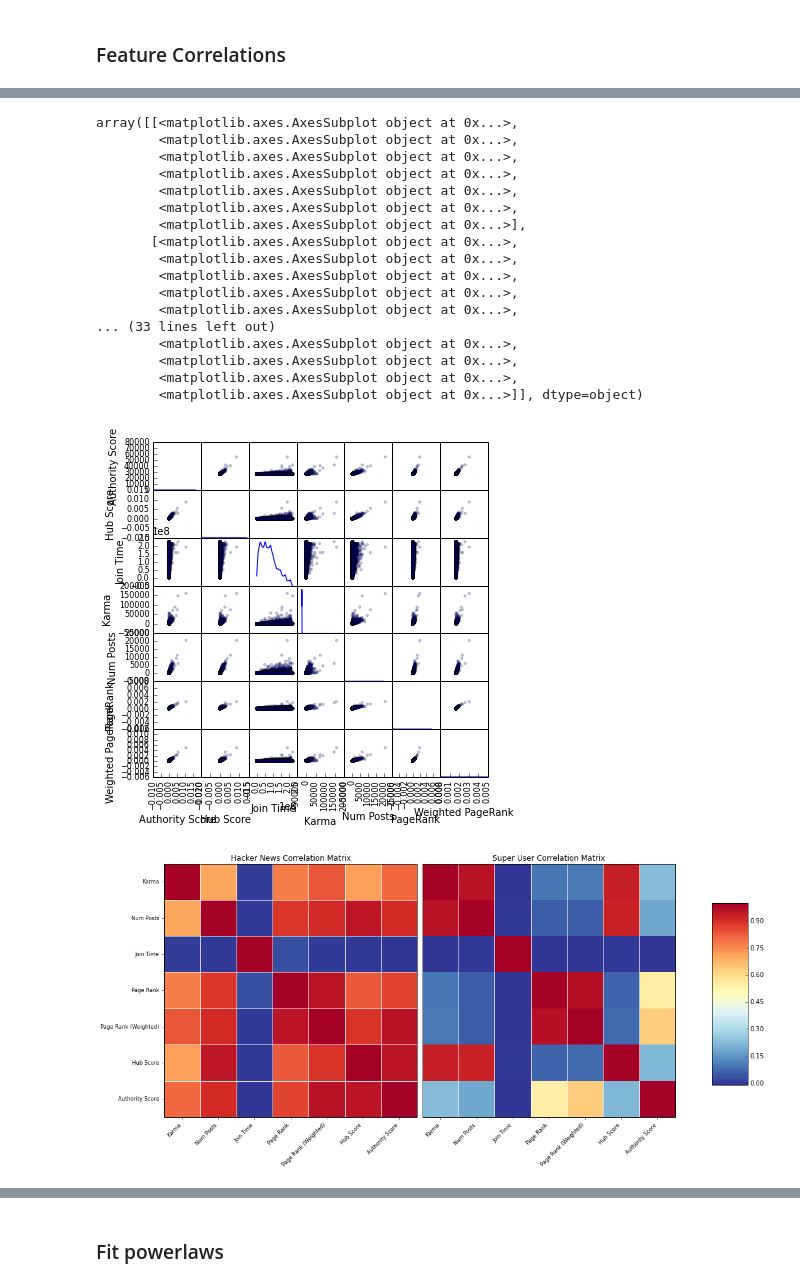
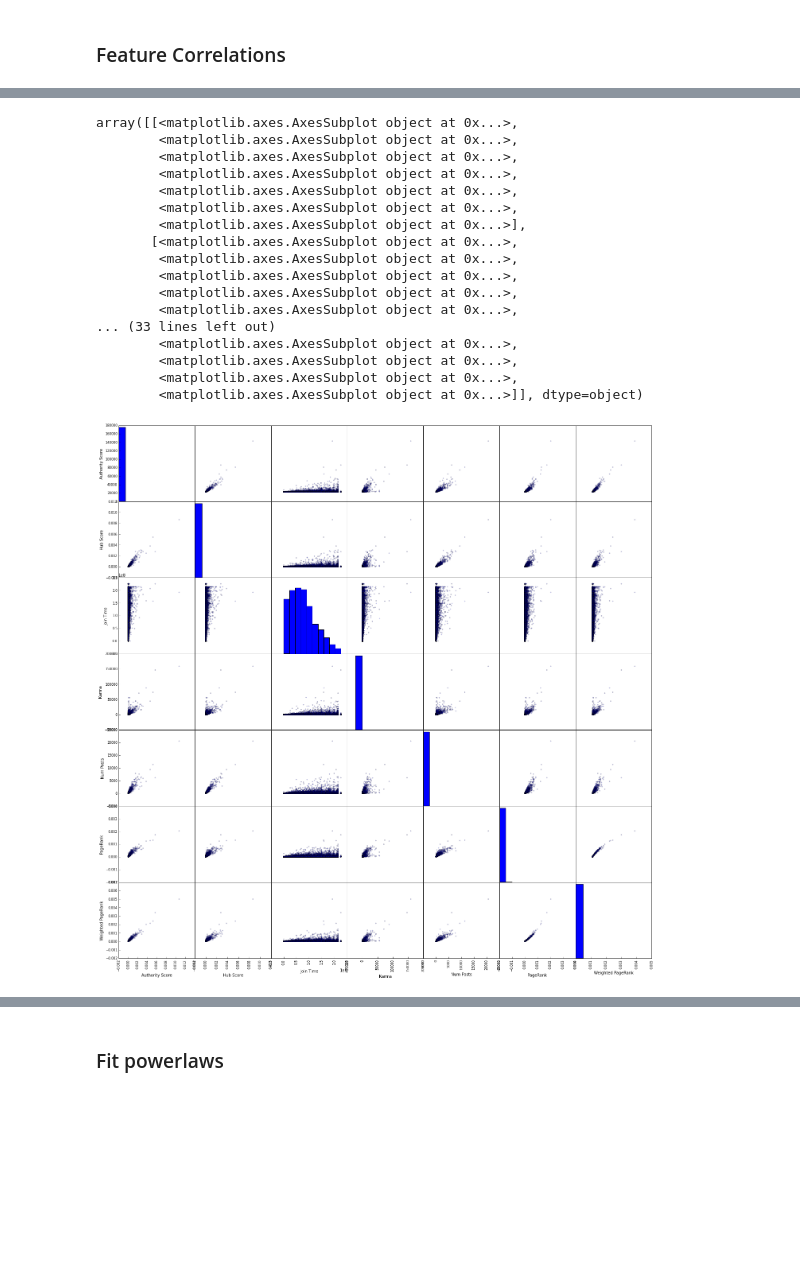
Before and after one commit to turtlesoupy/karma-prediction-cs224w, a Jupyter notebook: ipython/Karma.ipynb, the cells around one changed output, grey strips where cells are left out. Drawn from its saved outputs; the diff is of its cells as text; code cells hidden in the pictures; blank space fills up the shorter version.

Commit message:
Scatter plot matrices

```diff
--- a/ipython/Karma.ipynb
+++ b/ipython/Karma.ipynb
@@ -228,69 +265,31 @@ hn_user_sentiment_dict = graph_tools.user_sentiments(hn_karma.yield_user_text(HN
 # %%
 # This will melt your laptop, be careful
 hn_frame = pd.DataFrame({
     "Karma": hn_karmas,
     "Num Posts": hn_num_posts,
     "Join Time": hn_seconds_since_join,
     "PageRank": hn_pageranks,
     "Weighted PageRank": hn_weighted_pageranks,
     "Hub Score": hn_hubs,
     "Authority Score": hn_authorities,
 })
-scatter_matrix(hn_frame, alpha=0.2, figsize=(24, 24), diagonal='kde')
-print "Done"
+scatter_matrix(hn_frame, alpha=0.2, figsize=(24, 24), diagonal='hist')
 # %% [output]
 array([[<matplotlib.axes.AxesSubplot object at 0x...>,
         <matplotlib.axes.AxesSubplot object at 0x...>,
         <matplotlib.axes.AxesSubplot object at 0x...>,
         <matplotlib.axes.AxesSubplot object at 0x...>,
         <matplotlib.axes.AxesSubplot object at 0x...>,
         <matplotlib.axes.AxesSubplot object at 0x...>,
         <matplotlib.axes.AxesSubplot object at 0x...>],
        [<matplotlib.axes.AxesSubplot object at 0x...>,
         <matplotlib.axes.AxesSubplot object at 0x...>,
         <matplotlib.axes.AxesSubplot object at 0x...>,
         <matplotlib.axes.AxesSubplot object at 0x...>,
         <matplotlib.axes.AxesSubplot object at 0x...>,
 ... (33 lines left out)
         <matplotlib.axes.AxesSubplot object at 0x...>,
         <matplotlib.axes.AxesSubplot object at 0x...>,
         <matplotlib.axes.AxesSubplot object at 0x...>,
         <matplotlib.axes.AxesSubplot object at 0x...>]], dtype=object)
-[figure, old version]
+[figure, new version]
-# %%
-fig = plt.figure(figsize=(16, 16))
-
-hn_corr = np.corrcoef(np.vstack((hn_karmas, hn_num_posts, hn_seconds_since_join,
-                                 hn_pageranks, hn_weighted_pageranks, hn_hubs,
-                                 hn_authorities
-                                 )))
-
-
-
-ax = fig.add_subplot(121)
-_ = sm.graphics.plot_corr(hn_corr, ax=ax, title="Hacker News Correlation Matrix",
-                      xnames=["Karma", "Num Posts", "Join Time", "Page Rank", "Page Rank (Weighted)",
-                              "Hub Score", "Authority Score"])
-
-nvars = hn_corr.shape[0]
-cmap='RdYlBu_r'
-axim = ax.imshow(hn_corr, cmap=cmap, interpolation='nearest', extent=(0,nvars,0,nvars))
-
-ax = fig.add_subplot(122)
-su_corr = np.corrcoef(np.vstack((su_reputations, su_num_posts, su_seconds_since_join,
-                                 su_pageranks, su_weighted_pageranks, su_hubs,
-                                 su_authorities
-                                 )))
-_ = sm.graphics.plot_corr(su_corr, ax=ax, title="Super User Correlation Matrix",
-                      xnames=["Karma", "Num Posts", "Join Time", "Page Rank", "Page Rank (Weighted)",
-                              "Hub Score", "Authority Score"],
-                      ynames=[])
-
-axim = ax.imshow(su_corr, cmap=cmap, interpolation='nearest', extent=(0,nvars,0,nvars))
-
-
-fig.subplots_adjust(right=0.8, top=0.5)
-cbar_ax = fig.add_axes([0.85, 0.125, 0.05, 0.25])
-fig.colorbar(axim, cax=cbar_ax);
-# %% [output]
-[figure, removed]
```
Also changed, not shown: parts of 6 cells of this notebook.
